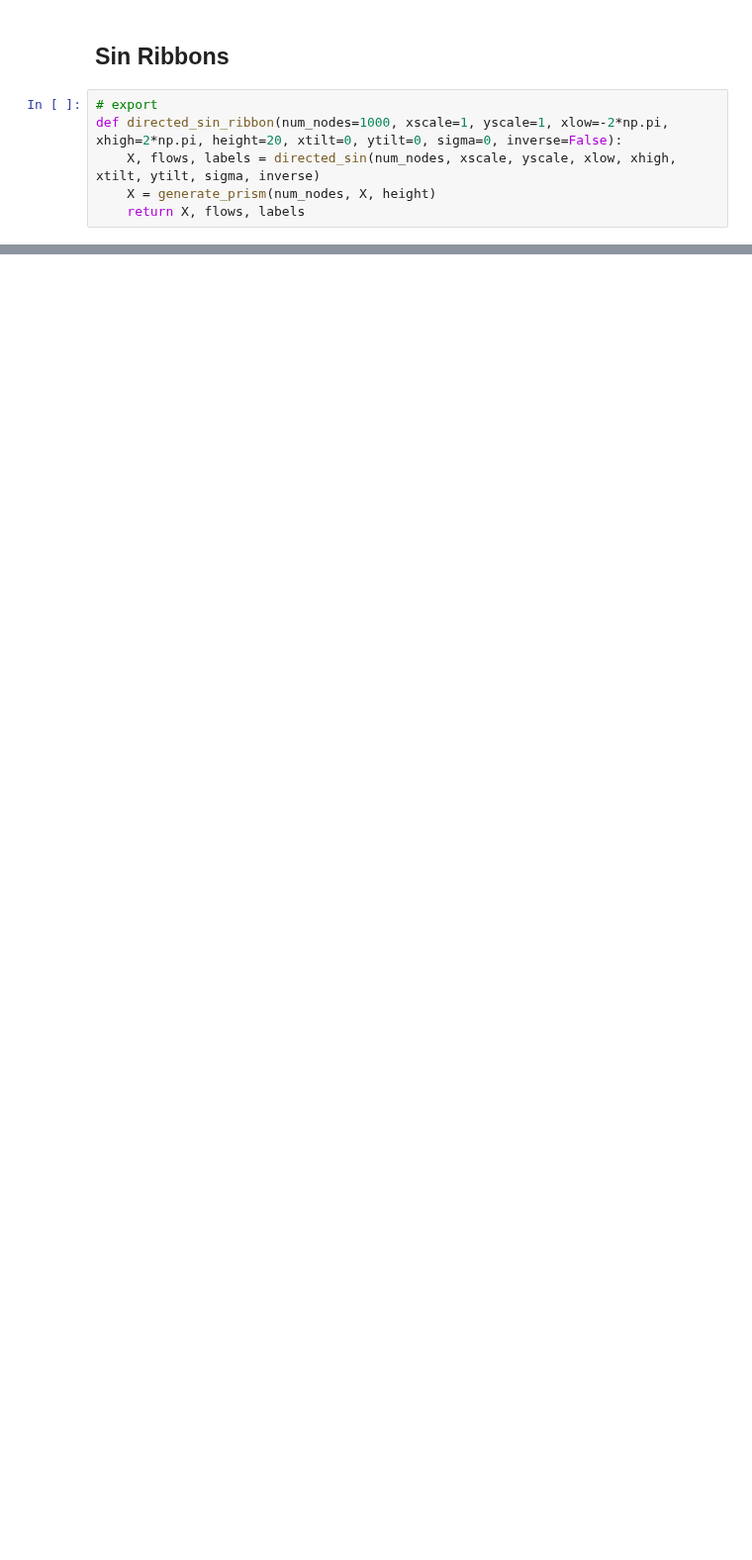
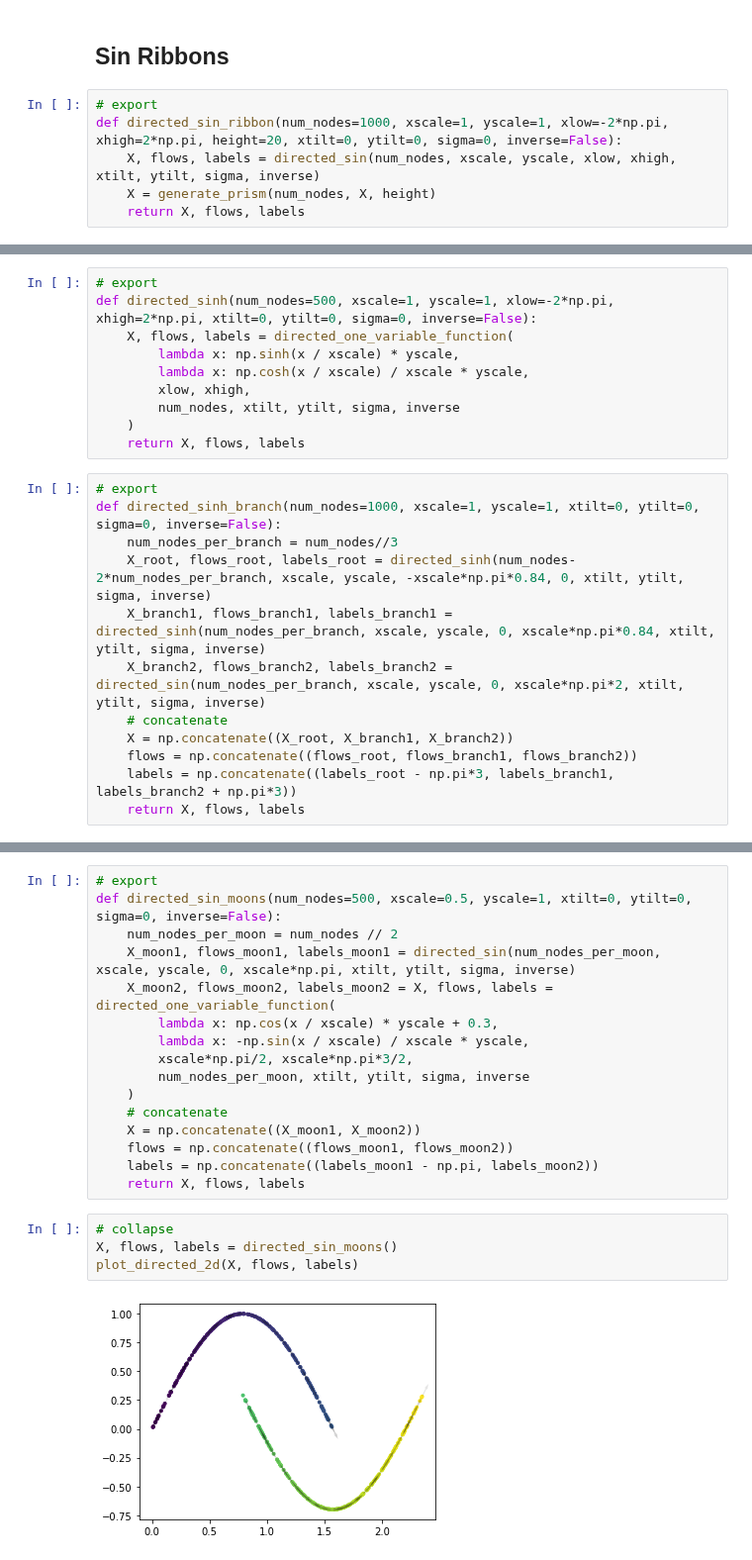
Before and after one commit to professorwug/FRED, a Jupyter notebook: 01a02c Function 1-Manifold Toy Datasets.ipynb, the cells around one changed output, grey strips where cells are left out. Shown at 99% size. Saved outputs shown, nothing was run; the diff lists cells and outputs as text; blank space fills up the shorter version.

```diff
--- a/01a02c Function 1-Manifold Toy Datasets.ipynb
+++ b/01a02c Function 1-Manifold Toy Datasets.ipynb
@@ -131,0 +81,22 @@ plot_directed_3d(X, flows, labels)
+# %%
+# export
+def directed_sinh(num_nodes=500, xscale=1, yscale=1, xlow=-2*np.pi, xhigh=2*np.pi, xtilt=0, ytilt=0, sigma=0, inverse=False):
+    X, flows, labels = directed_one_variable_function(
+        lambda x: np.sinh(x / xscale) * yscale,
+        lambda x: np.cosh(x / xscale) / xscale * yscale,
+        xlow, xhigh,
+        num_nodes, xtilt, ytilt, sigma, inverse
+    )
+    return X, flows, labels
+# %%
+# export
+def directed_sinh_branch(num_nodes=1000, xscale=1, yscale=1, xtilt=0, ytilt=0, sigma=0, inverse=False):
+    num_nodes_per_branch = num_nodes//3
+    X_root, flows_root, labels_root = directed_sinh(num_nodes-2*num_nodes_per_branch, xscale, yscale, -xscale*np.pi*0.84, 0, xtilt, ytilt, sigma, inverse)
+    X_branch1, flows_branch1, labels_branch1 = directed_sinh(num_nodes_per_branch, xscale, yscale, 0, xscale*np.pi*0.84, xtilt, ytilt, sigma, inverse)
+    X_branch2, flows_branch2, labels_branch2 = directed_sin(num_nodes_per_branch, xscale, yscale, 0, xscale*np.pi*2, xtilt, ytilt, sigma, inverse)
+    # concatenate
+    X = np.concatenate((X_root, X_branch1, X_branch2))
+    flows = np.concatenate((flows_root, flows_branch1, flows_branch2))
+    labels = np.concatenate((labels_root - np.pi*3, labels_branch1, labels_branch2 + np.pi*3))
+    return X, flows, labels
@@ -131,0 +117,22 @@ plot_directed_3d(X, flows, labels)
+# %%
+# export
+def directed_sin_moons(num_nodes=500, xscale=0.5, yscale=1, xtilt=0, ytilt=0, sigma=0, inverse=False):
+    num_nodes_per_moon = num_nodes // 2
+    X_moon1, flows_moon1, labels_moon1 = directed_sin(num_nodes_per_moon, xscale, yscale, 0, xscale*np.pi, xtilt, ytilt, sigma, inverse)
+    X_moon2, flows_moon2, labels_moon2 = X, flows, labels = directed_one_variable_function(
+        lambda x: np.cos(x / xscale) * yscale + 0.3,
+        lambda x: -np.sin(x / xscale) / xscale * yscale,
+        xscale*np.pi/2, xscale*np.pi*3/2,
+        num_nodes_per_moon, xtilt, ytilt, sigma, inverse
+    )
+    # concatenate
+    X = np.concatenate((X_moon1, X_moon2))
+    flows = np.concatenate((flows_moon1, flows_moon2))
+    labels = np.concatenate((labels_moon1 - np.pi, labels_moon2))
+    return X, flows, labels
+# %%
+# collapse
+X, flows, labels = directed_sin_moons()
+plot_directed_2d(X, flows, labels)
+# %% [output]
+[figure, added]
```
Also changed, not shown: parts of 13 cells of this notebook, 8 other files.
